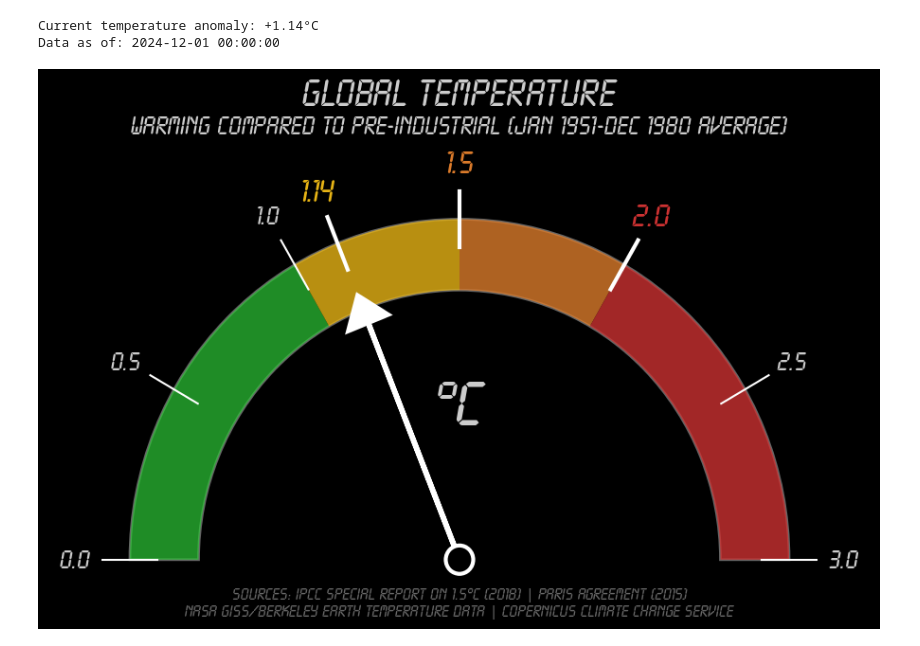
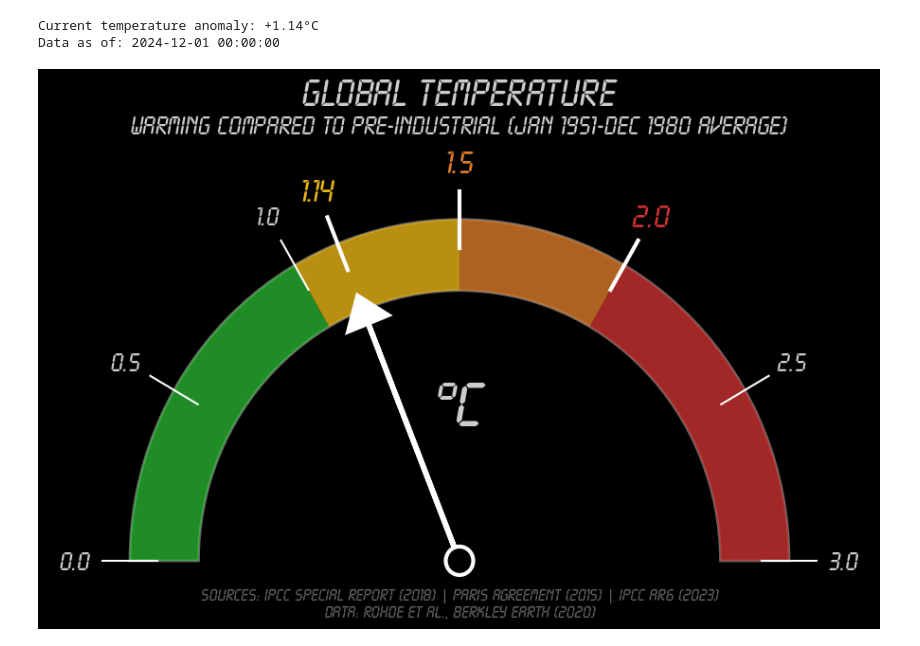
Before and after one commit to linachos/Data-Visualization, a Jupyter notebook: Project/temp_display.ipynb, the cells around one changed output. Saved outputs shown, nothing was run; the diff lists cells and outputs as text; code cells hidden in the pictures.

Commit message:
final changes (sources)

```diff
--- a/Project/temp_display.ipynb
+++ b/Project/temp_display.ipynb
@@ -174,34 +174,33 @@ ax.text(
         x_label, y_label, f'{current_temp:.2f}',
         ha='center', va='center',
         fontsize=25,
         color=colors['yellow'],
         fontweight='bold'
     )
 
 # Center hub
 center = Circle((0, 0), 0.05, facecolor=colors['black'],
                 edgecolor='white', linewidth=3, zorder=11)
 ax.add_patch(center)
 
 # Unit
 ax.text(0, 0.55, '°C', fontsize=50,
         color=colors['white'], ha='center', va='center', fontweight='bold', zorder=1)
 
 # Title
 ax.text(0, 1.6, 'GLOBAL TEMPERATURE', fontsize=30,
         fontweight='bold', color=colors['white'], ha='center', va='bottom')
 ax.text(0, 1.5, 'Warming compared to pre-industrial (Jan 1951-Dec 1980 average)', fontsize=20,
         color=colors['white'], ha='center', va='bottom', style='italic')
 
 # Sources
-sources_text = '''Sources: IPCC Special Report on 1.5°C (2018) | Paris Agreement (2015)
-NASA GISS/Berkeley Earth Temperature Data | Copernicus Climate Change Service'''
-ax.text(0, -0.1, sources_text, fontsize=13, color=colors['gray'],
+ax.text(0, -0.1, '''Sources: IPCC Special Report (2018) | Paris Agreement (2015) | IPCC AR6 (2023)
+Data: Rohde et al., Berkley Earth (2020)''', fontsize=13, color=colors['gray'],
         ha='center', va='top', multialignment='center')
 
 plt.tight_layout()
 plt.savefig('visualizations/temp_anomaly.svg',
             bbox_inches='tight', facecolor=colors['black'], edgecolor='none')
 plt.show()
 # %% [output]
-[figure, old version]
+[figure, new version]
```
Also changed, not shown: 4 other files.
